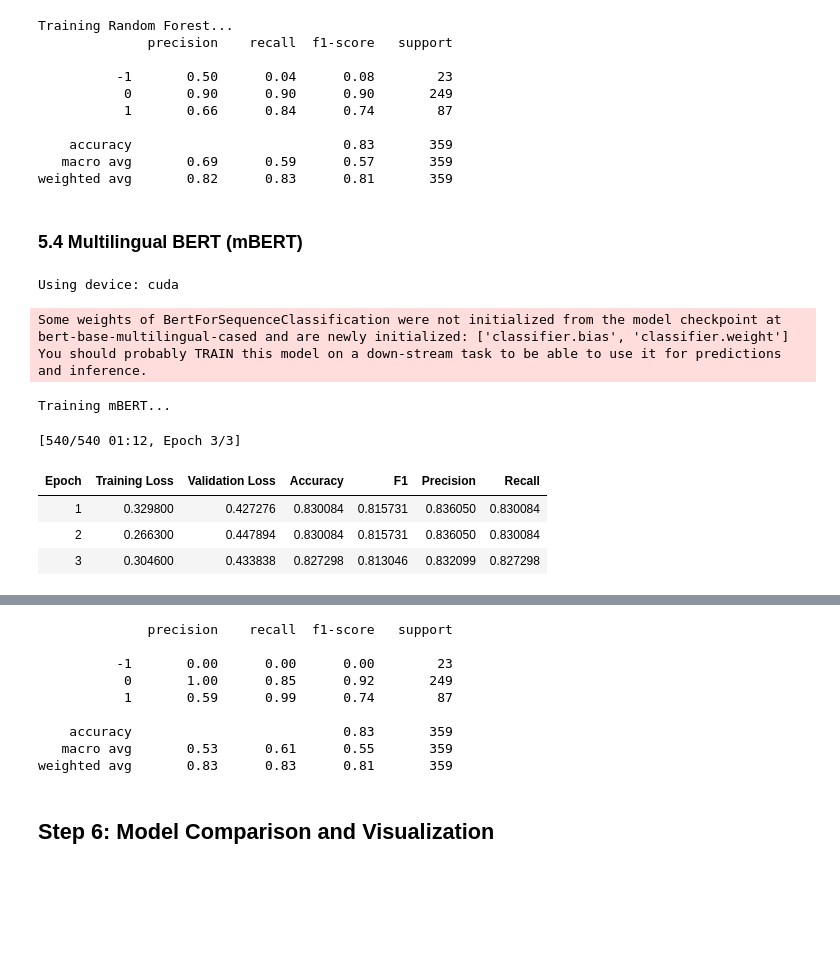
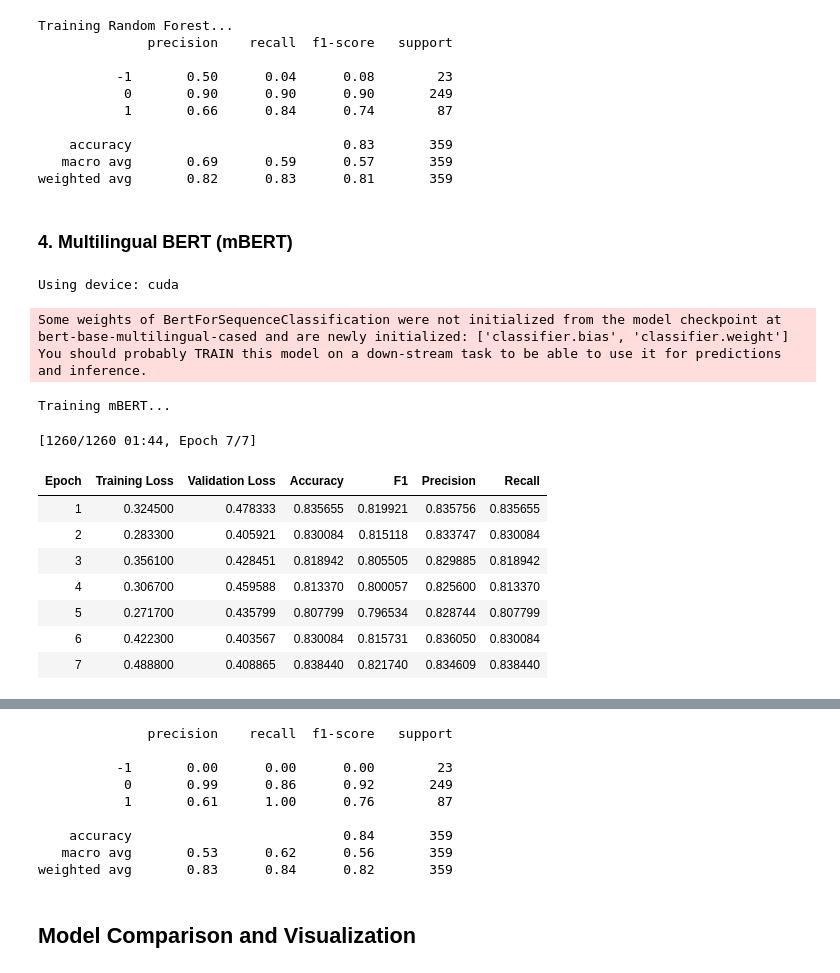
Before and after one commit to sat-yam-ln2/Nepali-Romanized-Text-classification, a Jupyter notebook: romanized_nepali_classification.ipynb, the cells around one changed output, grey strips where cells are left out. Drawn from its saved outputs; the diff is of its cells as text; code cells hidden in the pictures; blank space fills up the shorter version.

```diff
--- a/romanized_nepali_classification.ipynb
+++ b/romanized_nepali_classification.ipynb
@@ -581,7 +544,7 @@ Training Random Forest...
    macro avg       0.69      0.59      0.57       359
 weighted avg       0.82      0.83      0.81       359
 # %% [markdown]
-### 5.4 Multilingual BERT (mBERT)
+### 4. Multilingual BERT (mBERT)
 # %%
 import torch
 from transformers import BertTokenizer, BertForSequenceClassification, Trainer, TrainingArguments
@@ -645,7 +608,7 @@ model.to(device)
 # 4. Define Training Arguments
 training_args = TrainingArguments(
     output_dir='./results',
-    num_train_epochs=3,
+    num_train_epochs=7,                 # setring the epoch to the best epoch from experiment done through hyperparamter tuning
     per_device_train_batch_size=8,
     per_device_eval_batch_size=16,
     warmup_steps=500,
@@ -653,7 +616,11 @@ training_args = TrainingArguments(
     logging_dir='./logs',
     logging_steps=10,
     eval_strategy="epoch",
-    report_to="none" # Disable wandb
+    save_strategy="epoch",
+    load_best_model_at_end=True,
+    metric_for_best_model="f1",
+    greater_is_better=True,
+    report_to="none"
 )
 
 # 5. Define Metrics Function
@@ -676,49 +643,53 @@ trainer = Trainer(
     train_dataset=train_dataset,
     eval_dataset=test_dataset,
     compute_metrics=compute_metrics
 )
 
 # 7. Train
 print("Training mBERT...")
 trainer.train()
 
 # 8. Evaluate and Store Results
 predictions = trainer.predict(test_dataset)
 y_pred_mbert = predictions.predictions.argmax(-1)
 # Convert back to -1, 0, 1 from 0, 1, 2
 y_pred_mbert_original = y_pred_mbert - 1
 # Softmax to get probabilities
 y_prob_mbert = torch.nn.functional.softmax(torch.tensor(predictions.predictions), dim=-1).numpy()
 
 all_model_results['mBERT'] = {
     'predicted': y_pred_mbert_original,
     'probabilities': y_prob_mbert,
     'report': classification_report(y_test, y_pred_mbert_original, output_dict=True)
 }
 
 print(classification_report(y_test, y_pred_mbert_original))
 # %% [output]
 Using device: cuda
 Some weights of BertForSequenceClassification were not initialized from the model checkpoint at bert-base-multilingual-cased and are newly initialized: ['classifier.bias', 'classifier.weight']
 You should probably TRAIN this model on a down-stream task to be able to use it for predictions and inference.
 Training mBERT...
-[540/540 01:12, Epoch 3/3]
+[1260/1260 01:44, Epoch 7/7]
 | Epoch | Training Loss | Validation Loss | Accuracy | F1 | Precision | Recall |
-| 1 | 0.329800 | 0.427276 | 0.830084 | 0.815731 | 0.836050 | 0.830084 |
-| 2 | 0.266300 | 0.447894 | 0.830084 | 0.815731 | 0.836050 | 0.830084 |
-| 3 | 0.304600 | 0.433838 | 0.827298 | 0.813046 | 0.832099 | 0.827298 |
+| 1 | 0.324500 | 0.478333 | 0.835655 | 0.819921 | 0.835756 | 0.835655 |
+| 2 | 0.283300 | 0.405921 | 0.830084 | 0.815118 | 0.833747 | 0.830084 |
+| 3 | 0.356100 | 0.428451 | 0.818942 | 0.805505 | 0.829885 | 0.818942 |
+| 4 | 0.306700 | 0.459588 | 0.813370 | 0.800057 | 0.825600 | 0.813370 |
+| 5 | 0.271700 | 0.435799 | 0.807799 | 0.796534 | 0.828744 | 0.807799 |
+| 6 | 0.422300 | 0.403567 | 0.830084 | 0.815731 | 0.836050 | 0.830084 |
+| 7 | 0.488800 | 0.408865 | 0.838440 | 0.821740 | 0.834609 | 0.838440 |
 [interactive output not drawn]
               precision    recall  f1-score   support
 
           -1       0.00      0.00      0.00        23
-           0       1.00      0.85      0.92       249
-           1       0.59      0.99      0.74        87
+           0       0.99      0.86      0.92       249
+           1       0.61      1.00      0.76        87
 
-    accuracy                           0.83       359
-   macro avg       0.53      0.61      0.55       359
-weighted avg       0.83      0.83      0.81       359
+    accuracy                           0.84       359
+   macro avg       0.53      0.62      0.56       359
+weighted avg       0.83      0.84      0.82       359
 # %% [markdown]
-## Step 6: Model Comparison and Visualization
+## Model Comparison and Visualization
 # %%
 import seaborn as sns
 from sklearn.metrics import confusion_matrix, roc_curve, auc
```
Also changed, not shown: parts of 26 cells of this notebook, 7 other files.
